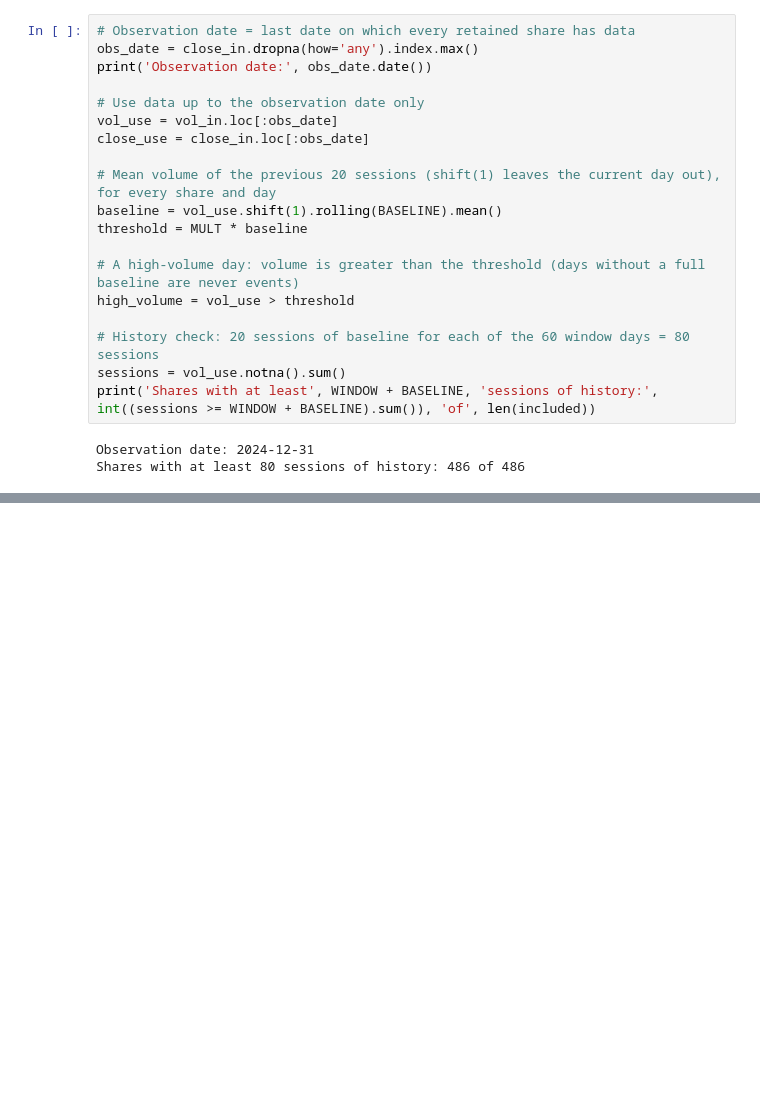
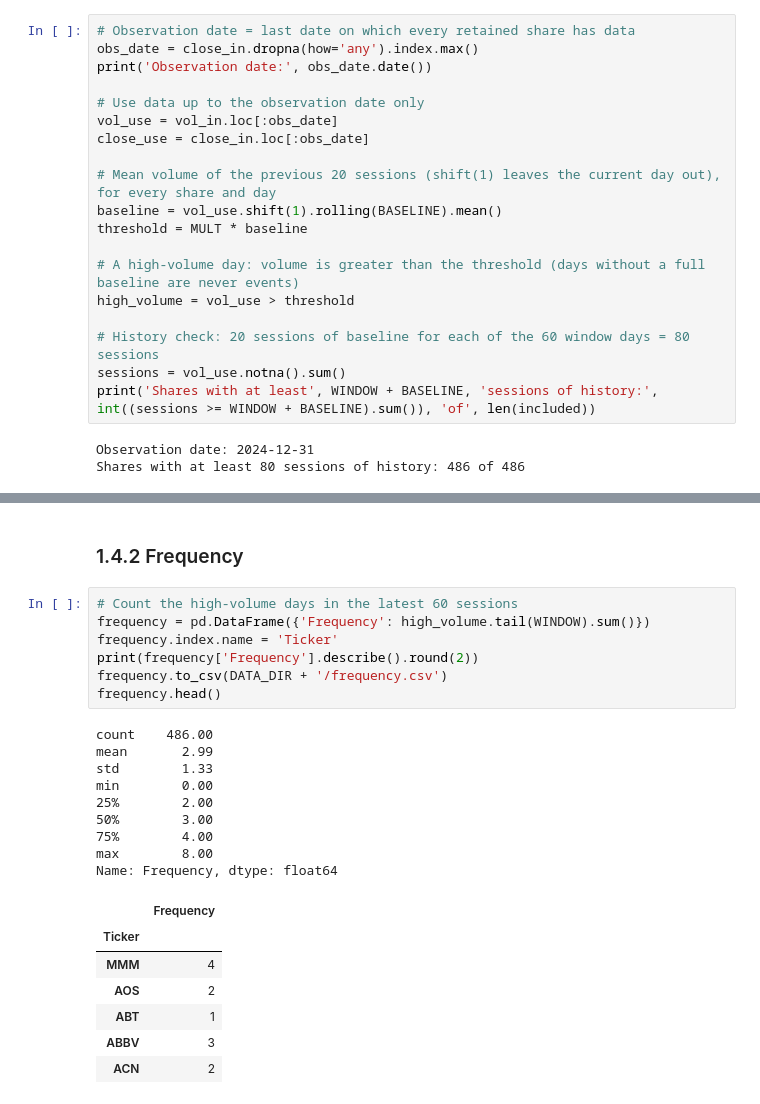
Before and after one commit to shahlyfayeek/crm-cwk1-stock-segmentation, a Jupyter notebook: CRM_CWK1_20521398.ipynb, the cells around one changed output, grey strips where cells are left out. Drawn from its saved outputs; the diff is of its cells as text; blank space fills up the shorter version.

```diff
--- a/CRM_CWK1_20521398.ipynb
+++ b/CRM_CWK1_20521398.ipynb
@@ -492,0 +531,26 @@ Shares with at least 80 sessions of history: 486 of 486
+# %% [markdown]
+### 1.4.2 Frequency
+# %%
+# Count the high-volume days in the latest 60 sessions
+frequency = pd.DataFrame({'Frequency': high_volume.tail(WINDOW).sum()})
+frequency.index.name = 'Ticker'
+print(frequency['Frequency'].describe().round(2))
+frequency.to_csv(DATA_DIR + '/frequency.csv')
+frequency.head()
+# %% [output]
+count    486.00
+mean       2.99
+std        1.33
+min        0.00
+25%        2.00
+50%        3.00
+75%        4.00
+max        8.00
+Name: Frequency, dtype: float64
+|  | Frequency |
+| Ticker |  |
+| MMM | 4 |
+| AOS | 2 |
+| ABT | 1 |
+| ABBV | 3 |
+| ACN | 2 |
```
Also changed, not shown: parts of 2 cells of this notebook.
